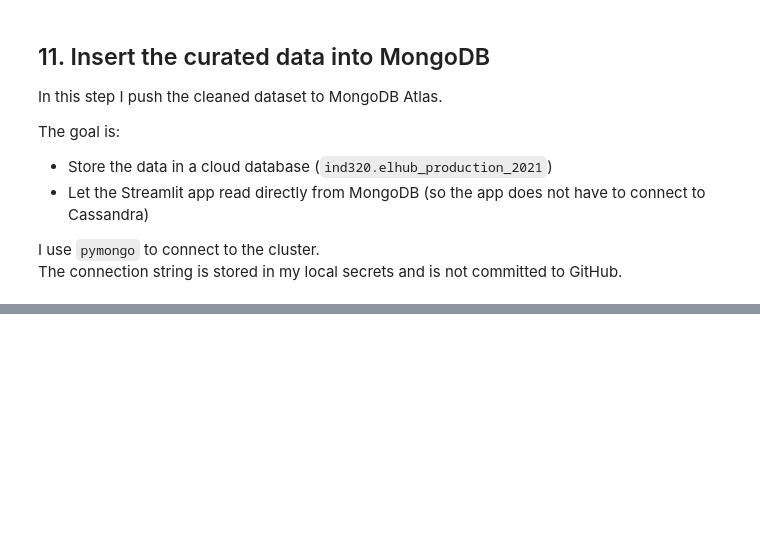
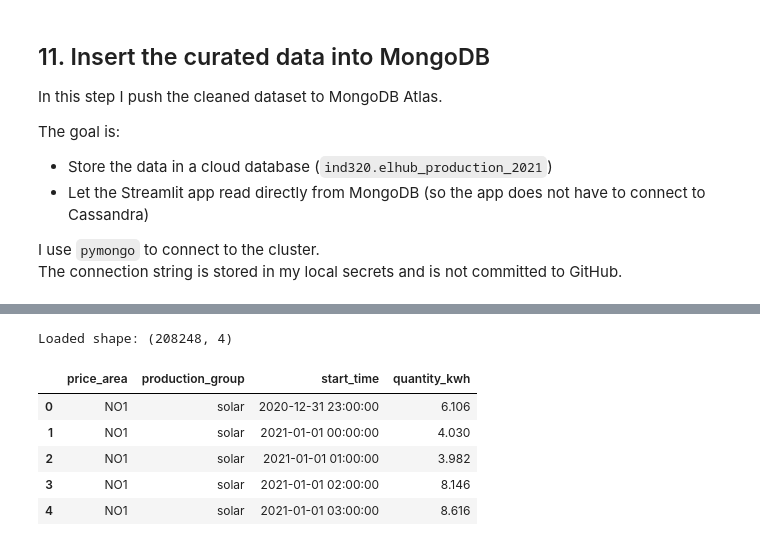
Before and after one commit to lise-dev/liserochat-ind320-dashboard, a Jupyter notebook: notebooks/Assignment02-ROCHAT-Lise.ipynb, the cells around one changed output, grey strips where cells are left out. Saved outputs shown, nothing was run; the diff lists cells and outputs as text; code cells hidden in the pictures; blank space fills up the shorter version.

```diff
--- a/notebooks/Assignment02-ROCHAT-Lise.ipynb
+++ b/notebooks/Assignment02-ROCHAT-Lise.ipynb
@@ -288,0 +342,26 @@ print("MongoDB collections:", mongo_db.list_collection_names())
+# %%
+# Connect to MongoDB Atlas
+client = MongoClient(MONGO_URI)
+db = client[MONGO_DB]
+collection = db[MONGO_COLLECTION]
+
+# Load the cleaned dataset from the CSV created earlier
+csv_path = "/home/lse/Documents/IND320/liserochat-ind320-dashboard/app/data/elhub_production_2021_raw.csv"
+df = pd.read_csv(csv_path)
+
+# Convert timestamp columns if they exist
+if "start_time" in df.columns:
+    df["start_time"] = pd.to_datetime(df["start_time"], utc=True, errors="coerce")
+
+# Convert DataFrame to a list of MongoDB documents
+records = df.to_dict("records")
+
+# Insert data
+if records:
+    collection.insert_many(records)
+    print(f"Inserted {len(records)} documents into {MONGO_DB}.{MONGO_COLLECTION}")
+else:
+    print("No records to insert.")
+
+# Check
+print("Example document:", collection.find_one())
@@ -288,0 +378,14 @@ print("MongoDB collections:", mongo_db.list_collection_names())
+# %%
+docs = list(collection.find({}, {"_id": 0}))
+df_all = pd.DataFrame(docs)
+
+print("Loaded shape:", df_all.shape)
+df_all.head()
+# %% [output]
+Loaded shape: (208248, 4)
+|  | price_area | production_group | start_time | quantity_kwh |
+| 0 | NO1 | solar | 2020-12-31 23:00:00 | 6.106 |
+| 1 | NO1 | solar | 2021-01-01 00:00:00 | 4.030 |
+| 2 | NO1 | solar | 2021-01-01 01:00:00 | 3.982 |
+| 3 | NO1 | solar | 2021-01-01 02:00:00 | 8.146 |
+| 4 | NO1 | solar | 2021-01-01 03:00:00 | 8.616 |
```
Also changed, not shown: parts of 15 cells of this notebook, 1 other file.
